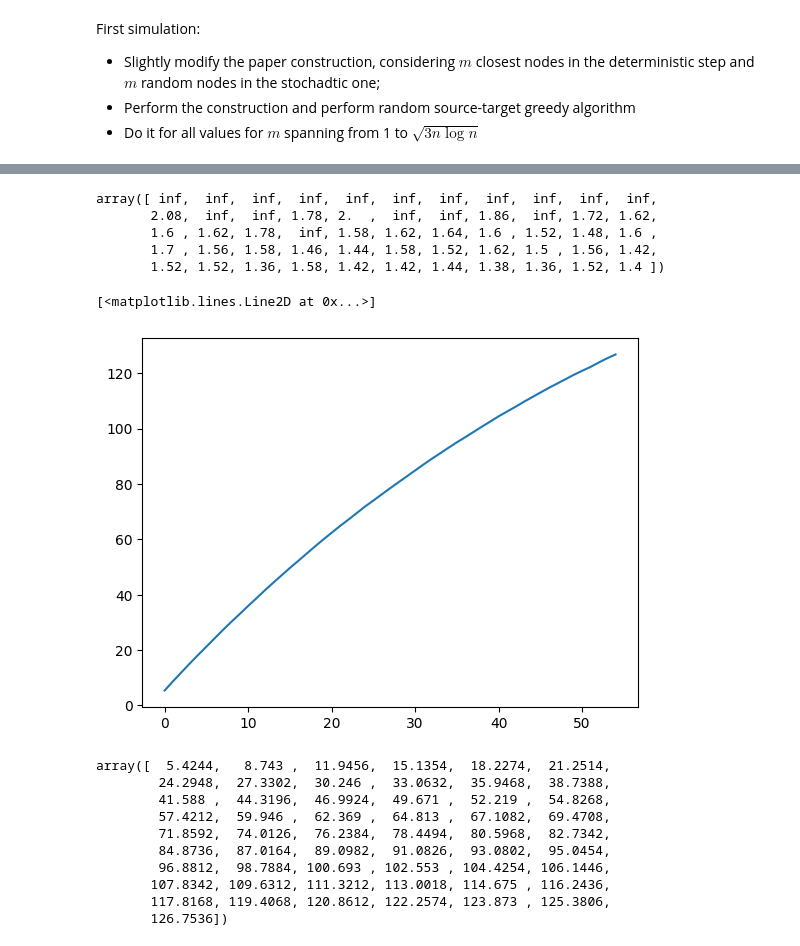
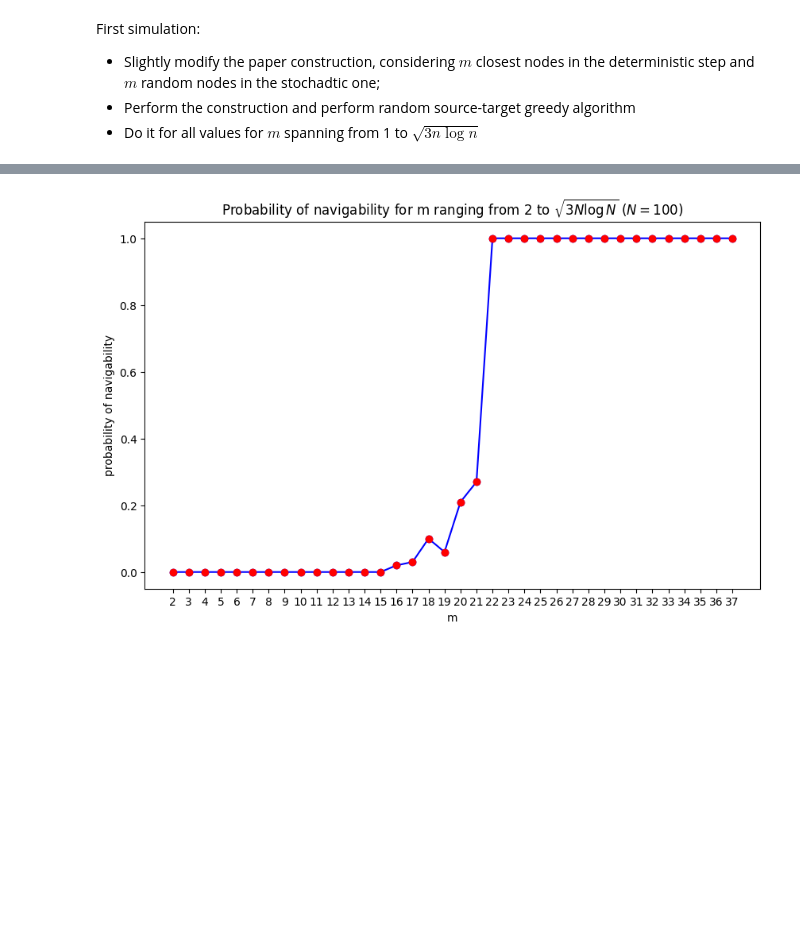
Before and after one commit to LeoDiNino97/SocialNetworks-OnlineMarkets, a Jupyter notebook: Social Networks/Final Project/primer.ipynb, the cells around one changed output, grey strips where cells are left out. Saved outputs shown, nothing was run; the diff lists cells and outputs as text; code cells hidden in the pictures; blank space fills up the shorter version.

Commit message:
First simulation: randomized construction shows phase transition in navigability probability

```diff
--- a/Social Networks/Final Project/primer.ipynb
+++ b/Social Networks/Final Project/primer.ipynb
@@ -115,7 +118,7 @@ def greedyRouting(s: int,
             print(j)
 
         else:
-            neighs = np.where(A[j] == 1)[0]
+            neighs = np.where(A[j,:] == 1)[0]
             X_ = np.copy(x[neighs])
             h = neighs[np.argmin(np.linalg.norm(X_ - x[t], axis = 1))]
 
@@ -237,26 +273,19 @@ plt.plot(steps)
-# %%
-steps
-# %% [output]
-array([ inf,  inf,  inf,  inf,  inf,  inf,  inf,  inf,  inf,  inf,  inf,
-       2.08,  inf,  inf, 1.78, 2.  ,  inf,  inf, 1.86,  inf, 1.72, 1.62,
-       1.6 , 1.62, 1.78,  inf, 1.58, 1.62, 1.64, 1.6 , 1.52, 1.48, 1.6 ,
-       1.7 , 1.56, 1.58, 1.46, 1.44, 1.58, 1.52, 1.62, 1.5 , 1.56, 1.42,
-       1.52, 1.52, 1.36, 1.58, 1.42, 1.42, 1.44, 1.38, 1.36, 1.52, 1.4 ])
-# %%
-plt.plot(avgd)
-# %% [output]
-[<matplotlib.lines.Line2D at 0x...>]
-[figure, removed]
-# %%
-avgd
-# %% [output]
-array([  5.4244,   8.743 ,  11.9456,  15.1354,  18.2274,  21.2514,
-        24.2948,  27.3302,  30.246 ,  33.0632,  35.9468,  38.7388,
-        41.588 ,  44.3196,  46.9924,  49.671 ,  52.219 ,  54.8268,
-        57.4212,  59.946 ,  62.369 ,  64.813 ,  67.1082,  69.4708,
-        71.8592,  74.0126,  76.2384,  78.4494,  80.5968,  82.7342,
-        84.8736,  87.0164,  89.0982,  91.0826,  93.0802,  95.0454,
-        96.8812,  98.7884, 100.693 , 102.553 , 104.4254, 106.1446,
-       107.8342, 109.6312, 111.3212, 113.0018, 114.675 , 116.2436,
-       117.8168, 119.4068, 120.8612, 122.2574, 123.873 , 125.3806,
-       126.7536])
+# %%
+X = randomEnvironment(100, 4)
+SP, SP_STD = firstSimo(X, 100, condition = 'full')
+# %%
+N = X.shape[0]
+ticks = np.arange(2,np.sqrt(3 * N * np.log(N)), dtype='int32')
+
+plt.figure(figsize=(10, 6))
+
+plt.plot(ticks, SP, label='Average', marker='o', color='b')
+plt.scatter(ticks, SP, color='r', zorder=5)
+plt.title('Probability of navigability for m ranging from 2 to $\sqrt{3N\logN}$ ($N = 100$)')
+plt.xlabel('m')
+plt.xticks(ticks)
+plt.ylabel('probability of navigability')
+
+plt.show()
+# %% [output]
+[figure, added]
```
Also changed, not shown: parts of 17 cells of this notebook, 1 other file.
